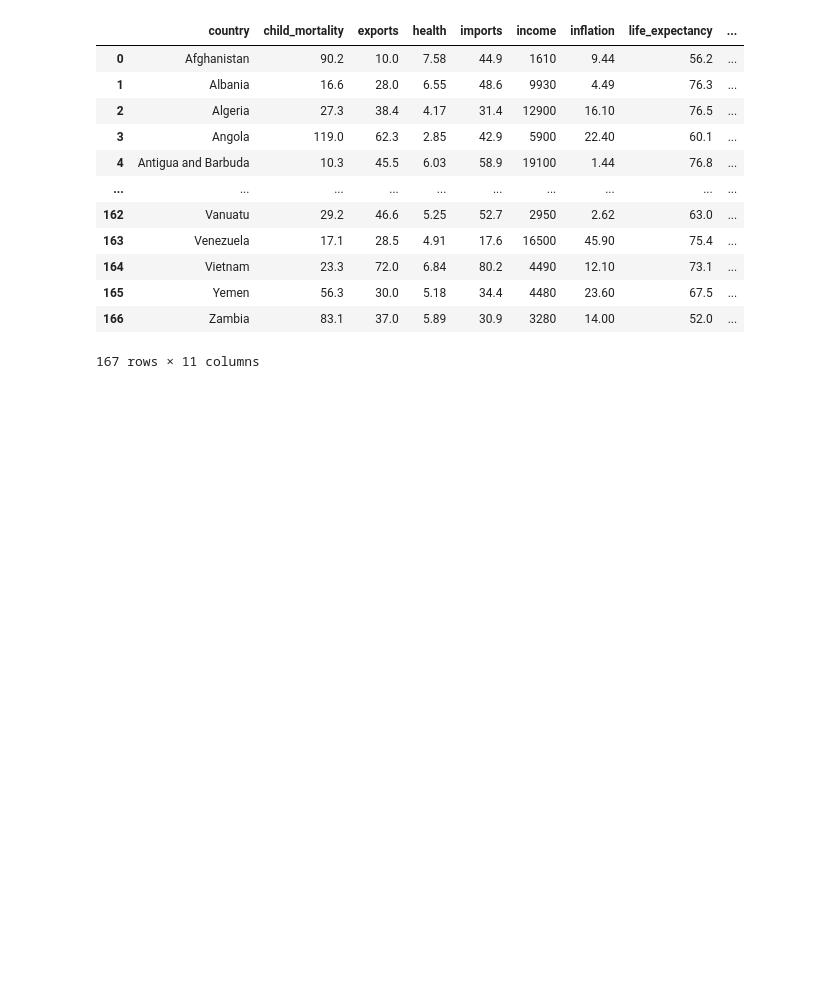
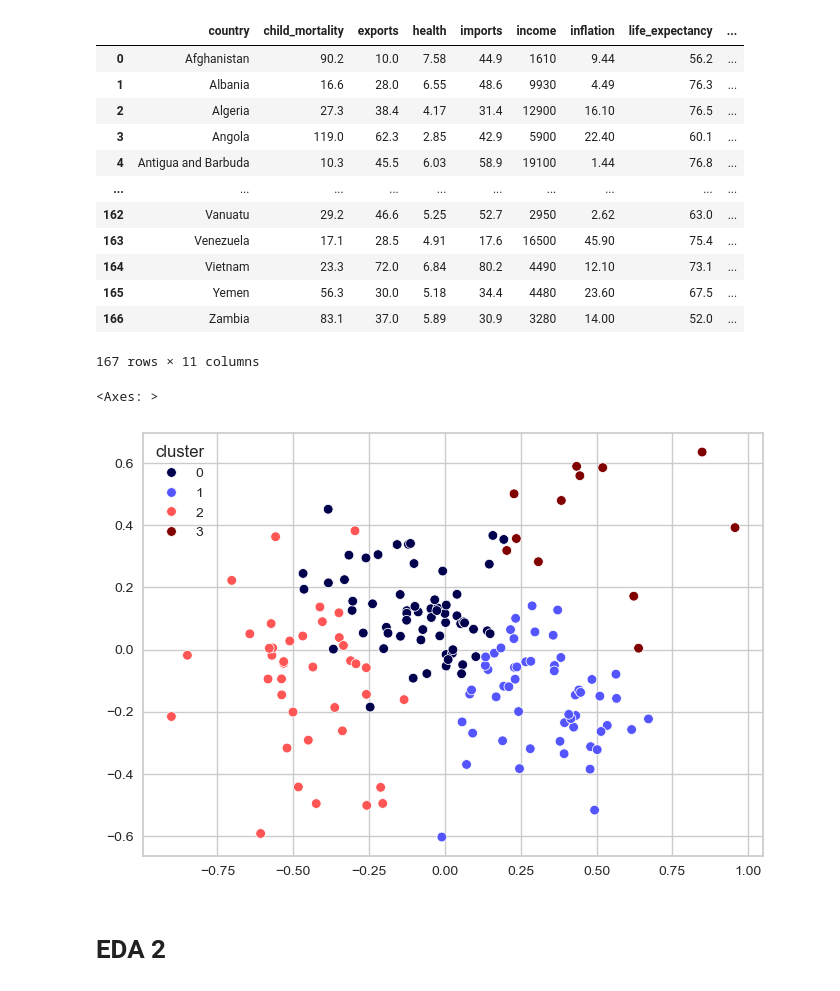
Before and after one commit to azkiamudrikah/Non-Graded-Challenge, a Jupyter notebook: latihan.ipynb, the cells around one changed output. Saved outputs shown, nothing was run; the diff lists cells and outputs as text; code cells hidden in the pictures; blank space fills up the shorter version.

Commit message:
'NGC_Clustering_2'

```diff
--- a/latihan.ipynb
+++ b/latihan.ipynb
@@ -684,3 +680,17 @@ df_ori
 | 165 | Yemen | 56.3 | 30.0 | 5.18 | 34.4 | 4480 | 23.60 | 67.5 | ... |
 | 166 | Zambia | 83.1 | 37.0 | 5.89 | 30.9 | 3280 | 14.00 | 52.0 | ... |
 167 rows × 11 columns
+# %%
+# Cluster visualization in 2D
+
+pca_2d = PCA(n_components=2)
+pca_2d.fit(scaled_df)
+
+sales_scaled_pca_2d = pca_2d.fit_transform(scaled_df)
+
+sns.scatterplot(x=sales_scaled_pca_2d[:,0], y=sales_scaled_pca_2d[:,1], hue=df_ori['cluster'], palette='seismic')
+# %% [output]
+<Axes: >
+[figure, added]
+# %% [markdown]
+# EDA 2
```
Also changed, not shown: parts of 10 cells of this notebook.
